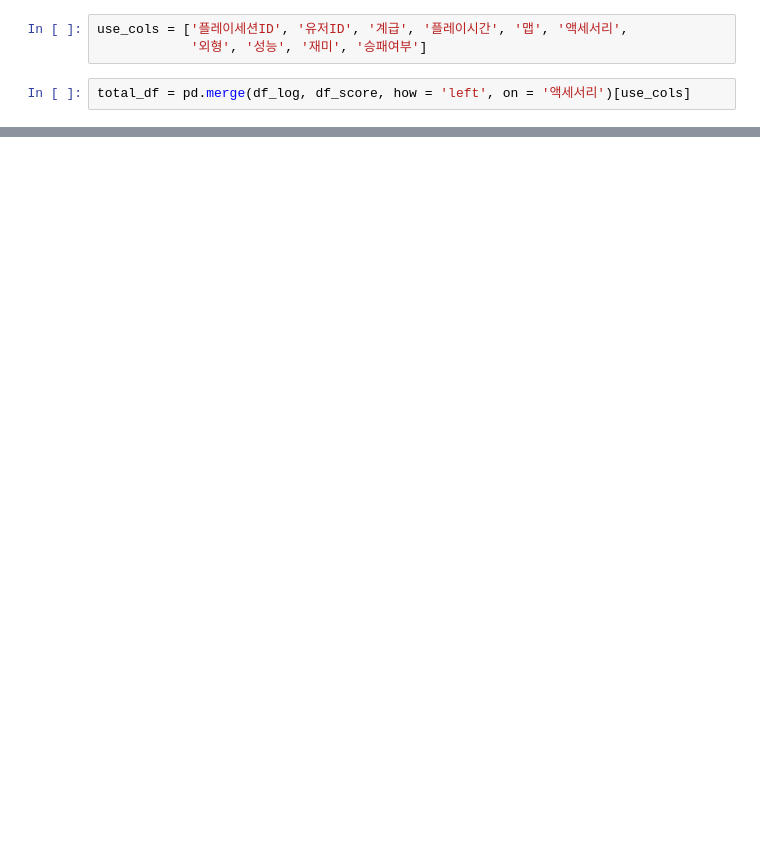
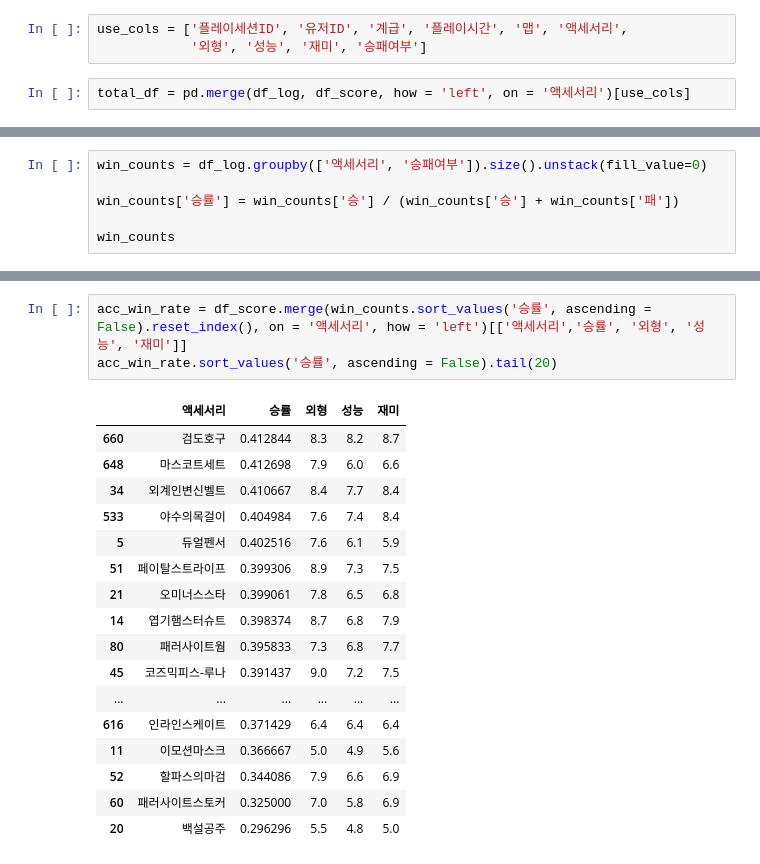
Before and after one commit to kimjaehyeonC/Toy_Getamped, a Jupyter notebook: getamped_log_generator.ipynb, the cells around one changed output, grey strips where cells are left out. Saved outputs shown, nothing was run; the diff lists cells and outputs as text; blank space fills up the shorter version.

```diff
--- a/getamped_log_generator.ipynb
+++ b/getamped_log_generator.ipynb
@@ -389,0 +573,6 @@ tendency_score_per_user = total_df.groupby(['플레이세션ID', '유저ID'])[['
+# %%
+win_counts = df_log.groupby(['액세서리', '승패여부']).size().unstack(fill_value=0)
+
+win_counts['승률'] = win_counts['승'] / (win_counts['승'] + win_counts['패'])
+
+win_counts
@@ -389,0 +594,21 @@ tendency_score_per_user = total_df.groupby(['플레이세션ID', '유저ID'])[['
+# %%
+acc_win_rate = df_score.merge(win_counts.sort_values('승률', ascending = False).reset_index(), on = '액세서리', how = 'left')[['액세서리','승률', '외형', '성능', '재미']]
+acc_win_rate.sort_values('승률', ascending = False).tail(20)
+# %% [output]
+|  | 액세서리 | 승률 | 외형 | 성능 | 재미 |
+| 660 | 검도호구 | 0.412844 | 8.3 | 8.2 | 8.7 |
+| 648 | 마스코트세트 | 0.412698 | 7.9 | 6.0 | 6.6 |
+| 34 | 외계인변신벨트 | 0.410667 | 8.4 | 7.7 | 8.4 |
+| 533 | 야수의목걸이 | 0.404984 | 7.6 | 7.4 | 8.4 |
+| 5 | 듀얼펜서 | 0.402516 | 7.6 | 6.1 | 5.9 |
+| 51 | 페이탈스트라이프 | 0.399306 | 8.9 | 7.3 | 7.5 |
+| 21 | 오미너스스타 | 0.399061 | 7.8 | 6.5 | 6.8 |
+| 14 | 엽기햄스터슈트 | 0.398374 | 8.7 | 6.8 | 7.9 |
+| 80 | 패러사이트웜 | 0.395833 | 7.3 | 6.8 | 7.7 |
+| 45 | 코즈믹피스-루나 | 0.391437 | 9.0 | 7.2 | 7.5 |
+| ... | ... | ... | ... | ... | ... |
+| 616 | 인라인스케이트 | 0.371429 | 6.4 | 6.4 | 6.4 |
+| 11 | 이모션마스크 | 0.366667 | 5.0 | 4.9 | 5.6 |
+| 52 | 할파스의마검 | 0.344086 | 7.9 | 6.6 | 6.9 |
+| 60 | 패러사이트스토커 | 0.325000 | 7.0 | 5.8 | 6.9 |
+| 20 | 백설공주 | 0.296296 | 5.5 | 4.8 | 5.0 |
```
Also changed, not shown: parts of 19 cells of this notebook.
